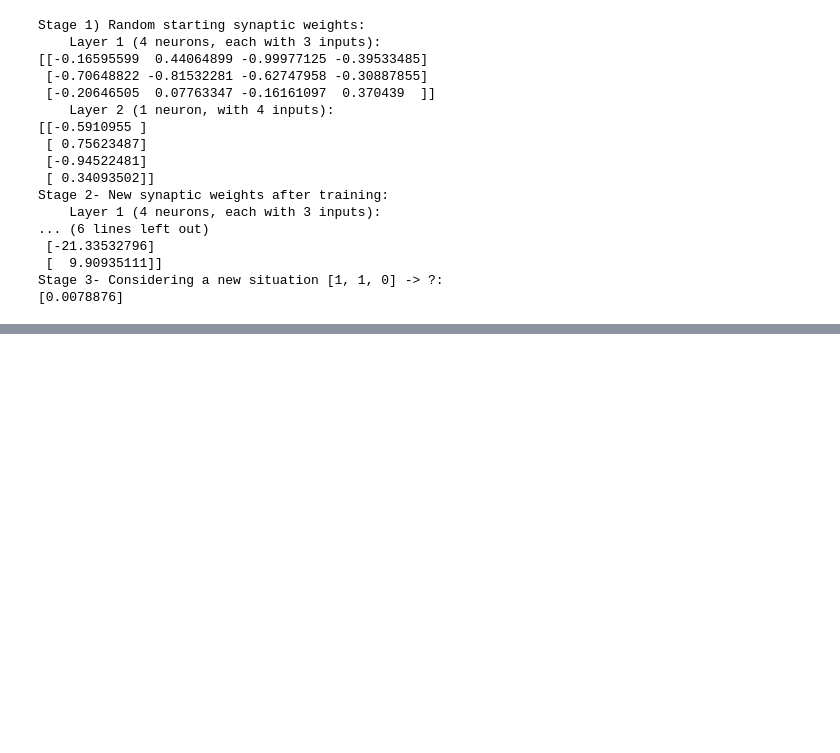
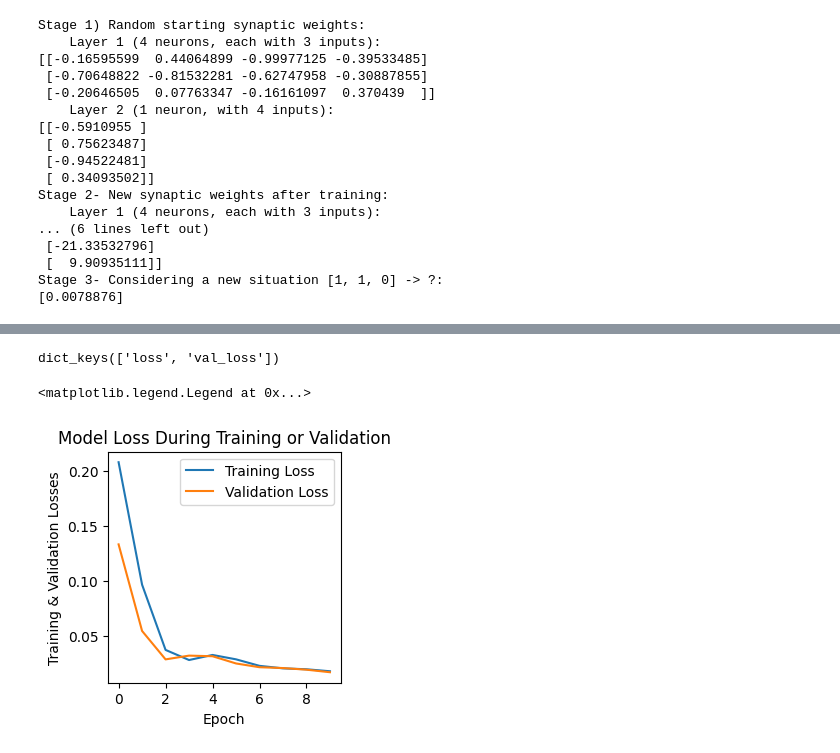
Before and after one commit to ramyasridevi/Deep-Learning, a Jupyter notebook: Deep_Learning_LAB.ipynb, the cells around one changed output, grey strips where cells are left out. Cells and saved outputs as stored; diff of their text form; code cells hidden in the pictures; blank space fills up the shorter version.

```diff
--- a/Deep_Learning_LAB.ipynb
+++ b/Deep_Learning_LAB.ipynb
@@ -237,0 +478,3 @@ Stage 3- Considering a new situation [1, 1, 0] -> ?:
+# %%
+from sklearn.model_selection import train_test_split
+xtrain,xtest,ytrain,ytest = train_test_split(X_scaled,Y_scaled,test_size=0.25,random_state=101)
@@ -237,0 +485,5 @@ Stage 3- Considering a new situation [1, 1, 0] -> ?:
+# %%
+from sklearn.ensemble import RandomForestRegressor
+model = RandomForestRegressor()
+model.fit(xtrain, ytrain)
+print(model.score(xtest, ytest)*100)
@@ -237,0 +492,10 @@ Stage 3- Considering a new situation [1, 1, 0] -> ?:
+# %%
+import tensorflow.keras
+from tensorflow.keras.models import Sequential
+from tensorflow.keras.layers import Dense
+
+model = Sequential()
+model.add(Dense(25, input_dim=9, activation='relu'))
+model.add(Dense(25, activation='relu'))
+model.add(Dense(1, activation='linear'))
+model.summary()
@@ -237,0 +518,3 @@ Stage 3- Considering a new situation [1, 1, 0] -> ?:
+# %%
+model.compile(optimizer='adam',loss='mean_squared_error')
+epochs_hist = model.fit(xtrain,ytrain,epochs=10,batch_size=50,verbose=1,validation_split=0.2)
@@ -237,0 +542,16 @@ Stage 3- Considering a new situation [1, 1, 0] -> ?:
+# %%
+epochs_hist.history.keys()
+# %% [output]
+dict_keys(['loss', 'val_loss'])
+# %%
+plt.figure(figsize=(3,3),dpi=100)
+plt.plot(epochs_hist.history["loss"])
+plt.plot(epochs_hist.history["val_loss"])
+
+plt.title('Model Loss During Training or Validation')
+plt.ylabel('Training & Validation Losses')
+plt.xlabel('Epoch')
+plt.legend(['Training Loss', 'Validation Loss'])
+# %% [output]
+<matplotlib.legend.Legend at 0x...>
+[figure, added]
```
Also changed, not shown: parts of 33 cells of this notebook.
